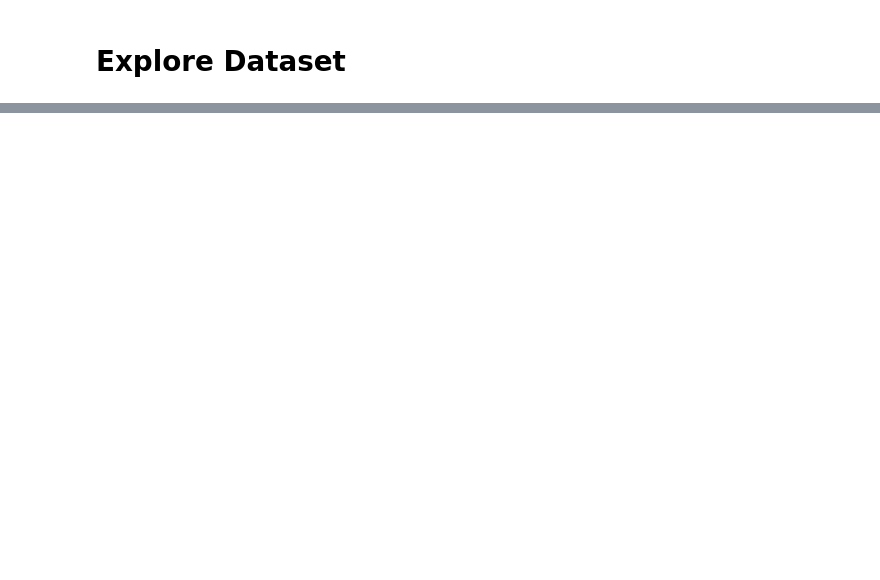
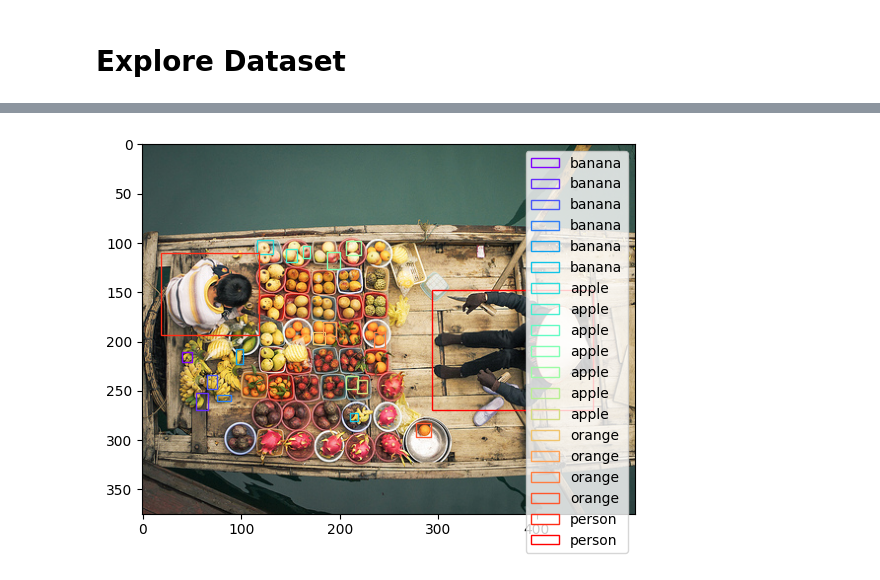
Before and after one commit to HaowenGuan/NYU-Semi-Supervise-Object-Detection, a Jupyter notebook: data_explore.ipynb, the cells around one changed output, grey strips where cells are left out. Saved outputs shown, nothing was run; the diff lists cells and outputs as text; code cells hidden in the pictures; blank space fills up the shorter version.

```diff
--- a/data_explore.ipynb
+++ b/data_explore.ipynb
@@ -23,0 +51,4 @@ plt.show()
+# %%
+showLabeledImg("dataset/labeled_data/training/", 16529)
+# %% [output]
+[figure, added]
```
Also changed, not shown: parts of 4 cells of this notebook, 2 other files.
